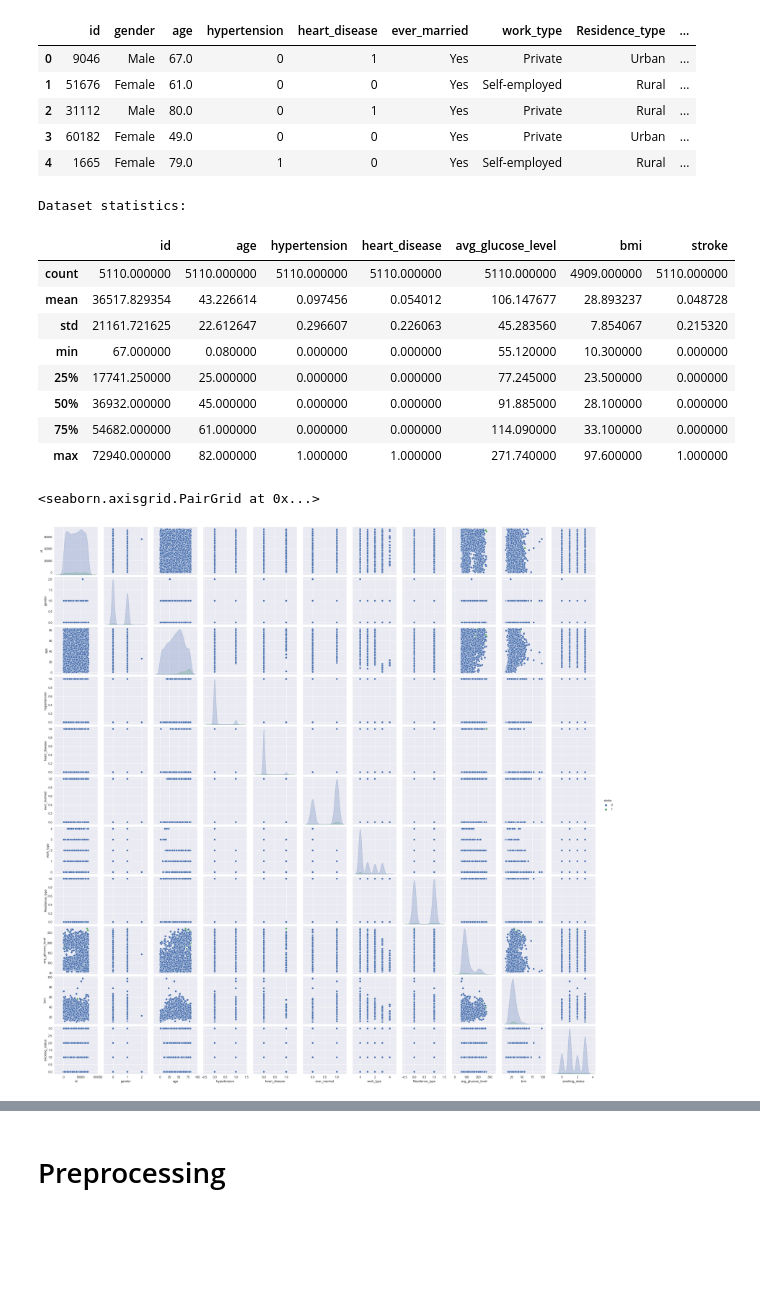
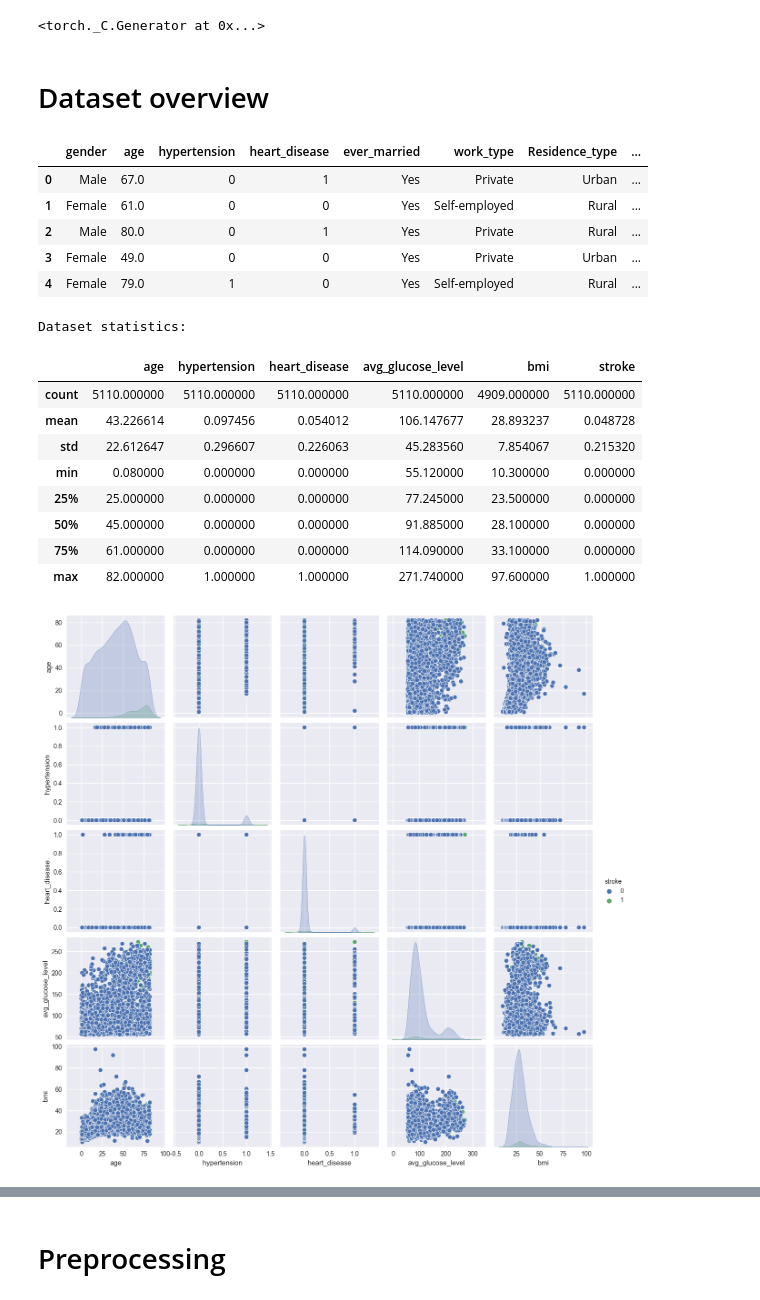
Before and after one commit to maxADeVisser/IDSS_PW3, a Jupyter notebook: data_preprocessing.ipynb, the cells around one changed output, grey strips where cells are left out. Cells and saved outputs as stored; diff of their text form; code cells hidden in the pictures; blank space fills up the shorter version.

```diff
--- a/data_preprocessing.ipynb
+++ b/data_preprocessing.ipynb
@@ -20,27 +1,52 @@ torch.manual_seed(rs) # for reproducibility
+# %%
+import matplotlib.pyplot as plt
+import pandas as pd
+
+plt.style.use("seaborn-v0_8")
+import numpy as np
+import seaborn as sns
+import torch
+import torch.nn as nn
+import torch.optim as optim
+from imblearn.over_sampling import SMOTE
+from sklearn.ensemble import RandomForestClassifier
+from sklearn.impute import KNNImputer
+from sklearn.metrics import (accuracy_score, classification_report,
+                             confusion_matrix, f1_score, precision_score,
+                             recall_score)
+from sklearn.model_selection import train_test_split
+from sklearn.preprocessing import StandardScaler
+
+rs = 42 # random state
+torch.manual_seed(rs)  # torch random state
+# %% [output]
+<torch._C.Generator at 0x...>
+# %% [markdown]
+# Dataset overview
 # %%
 df_raw = pd.read_csv("healthcare-dataset-stroke-data.csv")
+df_raw = df_raw.drop(columns=['id'])
 display(df_raw.head())
 print("Dataset statistics:")
-df_raw.describe()
+display(df_raw.describe())
+
+sns.pairplot(df_raw, hue='stroke')
+plt.show()
 # %% [output]
-|  | id | gender | age | hypertension | heart_disease | ever_married | work_type | Residence_type | ... |
-| 0 | 9046 | Male | 67.0 | 0 | 1 | Yes | Private | Urban | ... |
-| 1 | 51676 | Female | 61.0 | 0 | 0 | Yes | Self-employed | Rural | ... |
-| 2 | 31112 | Male | 80.0 | 0 | 1 | Yes | Private | Rural | ... |
-| 3 | 60182 | Female | 49.0 | 0 | 0 | Yes | Private | Urban | ... |
-| 4 | 1665 | Female | 79.0 | 1 | 0 | Yes | Self-employed | Rural | ... |
+|  | gender | age | hypertension | heart_disease | ever_married | work_type | Residence_type | ... |
+| 0 | Male | 67.0 | 0 | 1 | Yes | Private | Urban | ... |
+| 1 | Female | 61.0 | 0 | 0 | Yes | Self-employed | Rural | ... |
+| 2 | Male | 80.0 | 0 | 1 | Yes | Private | Rural | ... |
+| 3 | Female | 49.0 | 0 | 0 | Yes | Private | Urban | ... |
+| 4 | Female | 79.0 | 1 | 0 | Yes | Self-employed | Rural | ... |
 Dataset statistics:
-|  | id | age | hypertension | heart_disease | avg_glucose_level | bmi | stroke |
-| count | 5110.000000 | 5110.000000 | 5110.000000 | 5110.000000 | 5110.000000 | 4909.000000 | 5110.000000 |
-| mean | 36517.829354 | 43.226614 | 0.097456 | 0.054012 | 106.147677 | 28.893237 | 0.048728 |
-| std | 21161.721625 | 22.612647 | 0.296607 | 0.226063 | 45.283560 | 7.854067 | 0.215320 |
-| min | 67.000000 | 0.080000 | 0.000000 | 0.000000 | 55.120000 | 10.300000 | 0.000000 |
-| 25% | 17741.250000 | 25.000000 | 0.000000 | 0.000000 | 77.245000 | 23.500000 | 0.000000 |
-| 50% | 36932.000000 | 45.000000 | 0.000000 | 0.000000 | 91.885000 | 28.100000 | 0.000000 |
-| 75% | 54682.000000 | 61.000000 | 0.000000 | 0.000000 | 114.090000 | 33.100000 | 0.000000 |
-| max | 72940.000000 | 82.000000 | 1.000000 | 1.000000 | 271.740000 | 97.600000 | 1.000000 |
+|  | age | hypertension | heart_disease | avg_glucose_level | bmi | stroke |
+| count | 5110.000000 | 5110.000000 | 5110.000000 | 5110.000000 | 4909.000000 | 5110.000000 |
+| mean | 43.226614 | 0.097456 | 0.054012 | 106.147677 | 28.893237 | 0.048728 |
+| std | 22.612647 | 0.296607 | 0.226063 | 45.283560 | 7.854067 | 0.215320 |
+| min | 0.080000 | 0.000000 | 0.000000 | 55.120000 | 10.300000 | 0.000000 |
+| 25% | 25.000000 | 0.000000 | 0.000000 | 77.245000 | 23.500000 | 0.000000 |
+| 50% | 45.000000 | 0.000000 | 0.000000 | 91.885000 | 28.100000 | 0.000000 |
+| 75% | 61.000000 | 0.000000 | 0.000000 | 114.090000 | 33.100000 | 0.000000 |
+| max | 82.000000 | 1.000000 | 1.000000 | 271.740000 | 97.600000 | 1.000000 |
+[figure, added]
-# %%
-sns.pairplot(df_raw, hue='stroke')
-# %% [output]
-<seaborn.axisgrid.PairGrid at 0x...>
-[figure, removed]
```
Also changed, not shown: parts of 15 cells of this notebook.
